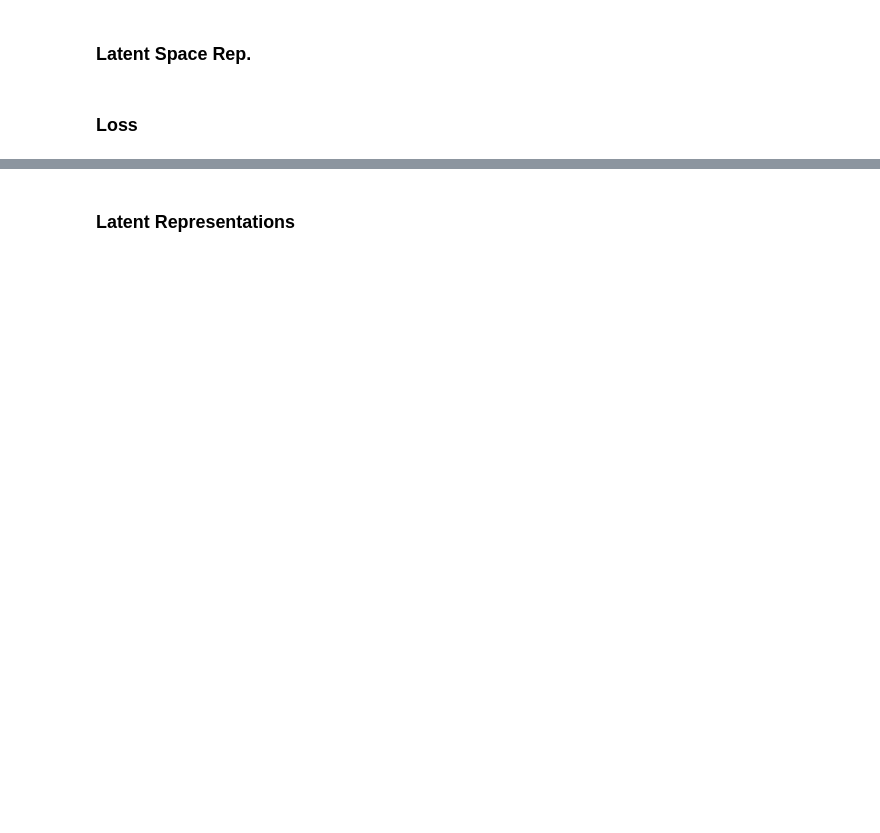
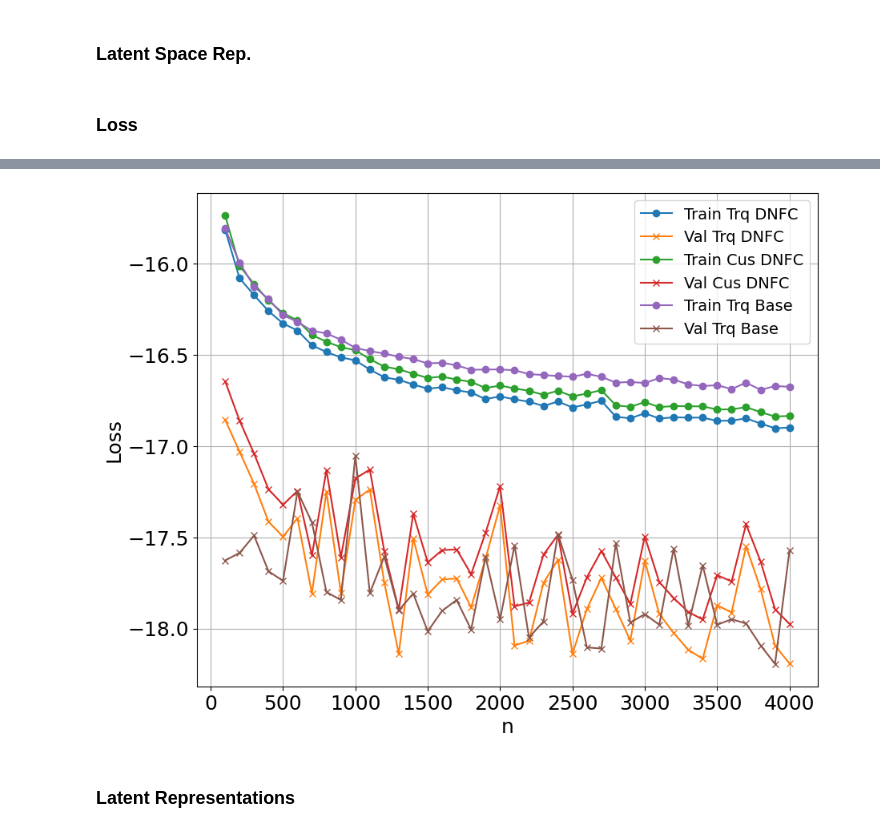
Before and after one commit to arash-mehrabi-z/dnfc-torobo, a Jupyter notebook: feedback_controller/fbc/neural_network/get_results.ipynb, the cells around one changed output, grey strips where cells are left out. Cells and saved outputs as stored; diff of their text form; code cells hidden in the pictures; blank space fills up the shorter version.

```diff
--- a/feedback_controller/fbc/neural_network/get_results.ipynb
+++ b/feedback_controller/fbc/neural_network/get_results.ipynb
@@ -487,11 +369,11 @@ plt.show()
 # %%
 root_dir = "/home/arash/catkin_ws/src/feedback_controller/fbc/neural_network/weights/"
 dnfc_dir = os.path.join(root_dir,
-                        "trajs:500_blocks:3_random|0.263|cus_los_1e-05|tar_cart|v_custl_mse|25.301K_params")
+                        "trajs:72_blocks:3_triangle_v_scarce|extrap_0.85|cus_los_1e-05|tar_cart|2+2l_lat:sub-nvel|24.085K_params")
 base_dir = os.path.join(root_dir,
-                        "trajs:500_blocks:3_random|0.263|mse_los|tar_cart|base|v_base|25.175K_params")
+                        "trajs:72_blocks:3_triangle_v_scarce|extrap_0.85|mse_los|tar_cart|base|3l_base|24.091K_params")
 
-dnfc_fpath = os.path.join(dnfc_dir, "train_no_4/loss.csv")
+dnfc_fpath = os.path.join(dnfc_dir, "train_no_0/loss.csv")
 df_dnfc = pd.read_csv(dnfc_fpath)
 base_fpath = os.path.join(base_dir, "train_no_0/loss.csv")
 df_base = pd.read_csv(base_fpath)
@@ -502,19 +398,31 @@ df_base.head()
 # %%
 # Filter the dataframe for n >= 10
-filtered_df = df_dnfc[(df_dnfc["n"] >= 10) & (df_dnfc["n"] <= 1000)]
-filtered_df_base = df_base[(df_base["n"] >= 10) & (df_dnfc["n"] <= 1000)]
+filtered_df = df_dnfc[(df_dnfc["n"] >= 100)] #& (df_dnfc["n"] <= 1000)]
+filtered_df_base = df_base[(df_base["n"] >= 100)] #& (df_dnfc["n"] <= 1000)]
 
 # Plot train_loss_torques and val_loss_torques vs n
-plt.figure(figsize=(8, 6))
-plt.plot(filtered_df["n"], filtered_df["train_loss_torques"], marker='o', linestyle='-', label="Train Trq DNFC")
-plt.plot(filtered_df["n"], filtered_df["val_loss_torques"], marker='x', linestyle='-', label="Val Trq DNFC")
-plt.plot(filtered_df_base["n"], filtered_df_base["train_loss_torques"], marker='o',
-         linestyle='-', label="Train Trq Base")
-plt.plot(filtered_df_base["n"], filtered_df_base["val_loss_torques"], marker='x',
-         linestyle='-', label="Val Trq Base")
+plt.figure(figsize=(10, 8))
+plt.plot(filtered_df["n"], np.log(filtered_df["train_loss_torques"]),
+         marker='o', linestyle='-', label="Train Trq DNFC")
+plt.plot(filtered_df["n"], np.log(filtered_df["val_loss_torques"]),
+         marker='x', linestyle='-', label="Val Trq DNFC")
+plt.plot(filtered_df["n"], np.log(filtered_df["train_loss_custom"]),
+         marker='o', linestyle='-', label="Train Cus DNFC")
+plt.plot(filtered_df["n"], np.log(filtered_df["val_loss_cutsom"]),
+         marker='x', linestyle='-', label="Val Cus DNFC")
+
+plt.plot(filtered_df_base["n"], np.log(filtered_df_base["train_loss_torques"]),
+         marker='o', linestyle='-', label="Train Trq Base")
+plt.plot(filtered_df_base["n"], np.log(filtered_df_base["val_loss_torques"]),
+         marker='x', linestyle='-', label="Val Trq Base")
 plt.xlabel("n")
 plt.ylabel("Loss")
-plt.title("Train and Val Loss Torques vs n (n >= 10)")
+# plt.title("Train and Val Loss Torques vs n (n >= 100)")
 plt.legend()
 plt.grid(True)
+
+loss_path = os.path.join(dnfc_dir, "loss.png")
+plt.savefig(loss_path)
 plt.show()
+# %% [output]
+[figure, added]
```
Also changed, not shown: parts of 21 cells of this notebook, 3 other files.
